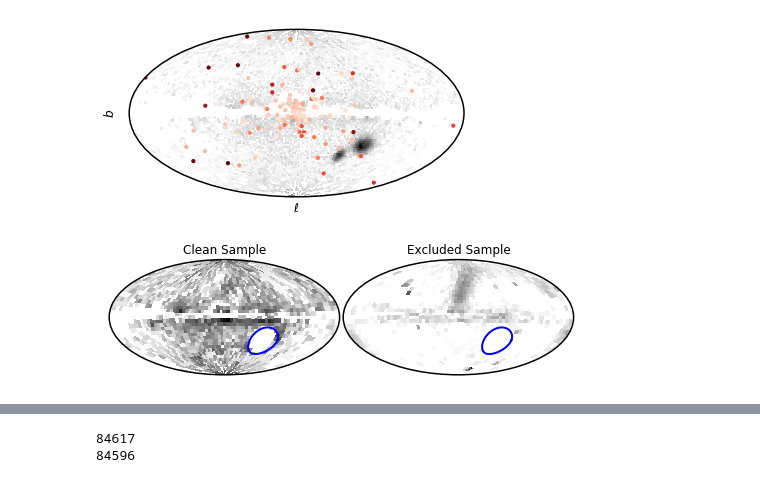
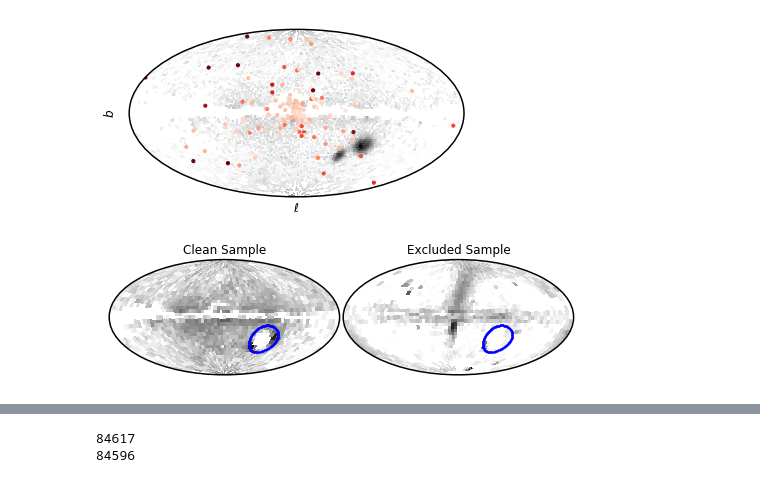
Before and after one commit to michael-petersen/rrlyrae-edr3, a Jupyter notebook: RRLyrae_analysis.ipynb, the cells around one changed output, grey strips where cells are left out. Saved outputs shown, nothing was run; the diff lists cells and outputs as text; code cells hidden in the pictures.

```diff
--- a/RRLyrae_analysis.ipynb
+++ b/RRLyrae_analysis.ipynb
@@ -878,7 +942,7 @@ WHERE 1=CONTAINS(
   CIRCLE('ICRS', gaia.ra, gaia.dec, 0.000277777777778)
 )
 # %%
-f = open('rrl_clean_rrab-result.csv','r')
+f = open('catalogs/rrl_clean_rrab-result.csv','r')
 
 
 headertmp = f.readline().split(',')
@@ -985,7 +1049,7 @@ for i in range(-5,0):
 print(len(cols),len(dtype))
 usecols = [d for d in range(0,28)]
 
-R20 = np.genfromtxt('Ramos20Table.txt',\
+R20 = np.genfromtxt('catalogs/Ramos20Table.txt',\
                    names=cols,dtype=dtype,usecols=usecols)
 # %% [output]
 31 31
@@ -1261,7 +1290,7 @@ print(len(masterlist)-np.nansum(masterlist))
 # %% [output]
 89042
 # %%
-gcfile = '/Users/mpetersen/Notebooks/Dynamics/Shells/data/Vasiliev19.txt'
+gcfile = 'catalogs/Vasiliev19.txt'
 
 In = np.genfromtxt(gcfile,skip_header=61,delimiter=';')
 ragc    = In[:,2]
@@ -1302,5 +1331,5 @@ plt.scatter(RRLcoords.l[masterlist], RRLcoords.b[masterlist],color='red',s=1.)
 # %%
-satfile = '/Users/mpetersen/Desktop/StudentProjects/Victoria/satellites_mcconnachie_edr3.txt'
+satfile = 'catalogs/satellites_mcconnachie_edr3.txt'
 
 In2 = np.genfromtxt(satfile,skip_header=1,dtype='S20')
 
@@ -1466,7 +1508,7 @@ tmpl = np.array(RRLcoords.l)
 tmpl[tmpl>180]-=360.
 
 msdist = haversine(tmpl,np.array(RRLcoords.b),-70,-35,deg=True)
-w = (~masterlist) & (alldist3>35.)&(msdist>20)
+w = (~masterlist) & (alldist3>25.)&(msdist>15)
 
 
 X,Y,img_ZL = sky_hist_2d(tmpl[w],np.array(RRLcoords.b)[w],ravals,decvals)
@@ -1475,38 +1517,41 @@ X,Y,img_ZL = sky_hist_2d(tmpl[w],np.array(RRLcoords.b)[w],ravals,decvals)
 tmpl = np.array(RRLcoords.l)
 tmpl[tmpl>180]-=360.
 
-w = (masterlist) & (alldist3>35.)&(msdist>20)
+w = (masterlist) & (alldist3>25.)&(msdist>15)
 
 X,Y,img_ZM = sky_hist_2d(tmpl[w],np.array(RRLcoords.b)[w],ravals,decvals)
 
 
 
 
 fig = plt.figure(figsize=(6.5,2))
 ax1 = fig.add_axes([0.0,0.05,0.5,0.8], projection="aitoff")
 ax2 = fig.add_axes([0.5,0.05,0.5,0.8], projection="aitoff")
 
 #plt.pcolormesh(X*np.pi/180.,Y*np.pi/180.,np.log10(img_Z),cmap=cm.Greys)
 ax1.pcolormesh(-X*np.pi/180.,Y*np.pi/180.,np.log10(img_ZL),cmap=cm.Greys)
-ax1.plot(x1b,x2b,color='blue')
 ax2.pcolormesh(-X*np.pi/180.,Y*np.pi/180.,np.log10(img_ZM),cmap=cm.Greys)
-ax2.plot(x1b,x2b,color='blue')
+
+lmcl,lmcb = -69,-32#-79,-32.75
+x1b,x2b = define_points_at_angle(20.,lmcl,lmcb,resolution=200)
+ax1.scatter(x1b,x2b,color='blue',s=1.)
+ax2.scatter(x1b,x2b,color='blue',s=1.)
 
 
 ax1.set_title('Clean Sample',size=12)
 ax2.set_title('Excluded Sample',size=12)
 
 
 for ax in [ax1,ax2]:
     ax.set_xticklabels(())
     ax.set_yticklabels(())
 
 #ax.set_xlabel('$\ell$',size=12)
 #ax.set_ylabel('$b$',size=12)
 
 plt.savefig('figures/trueLMClocation.png',dpi=300)
 # %% [output]
-[figure, old version]
+[figure, new version]
 # %%
 plt.scatter(np.array(RRLcoords.pm_l_cosb)[w],np.array(RRLcoords.pm_b)[w],color='black',s=0.1)
 
```
Also changed, not shown: parts of 68 cells of this notebook, 30 other files.
